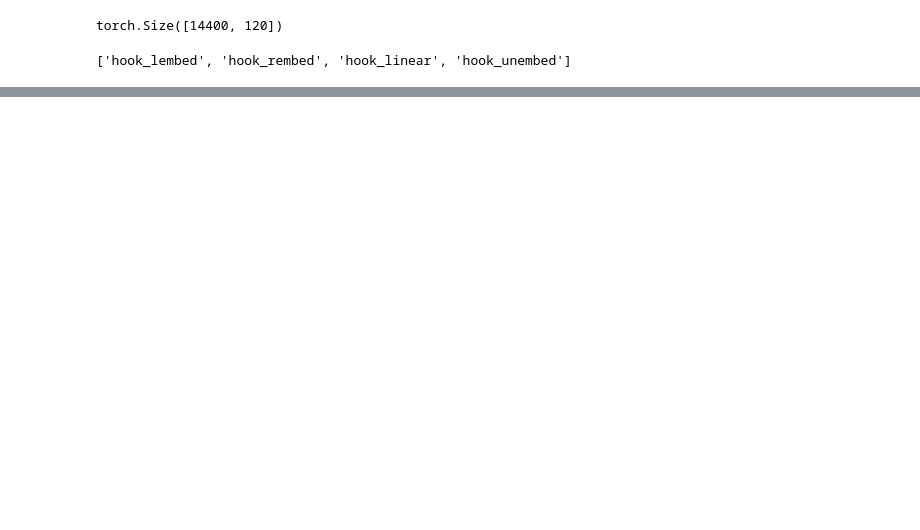
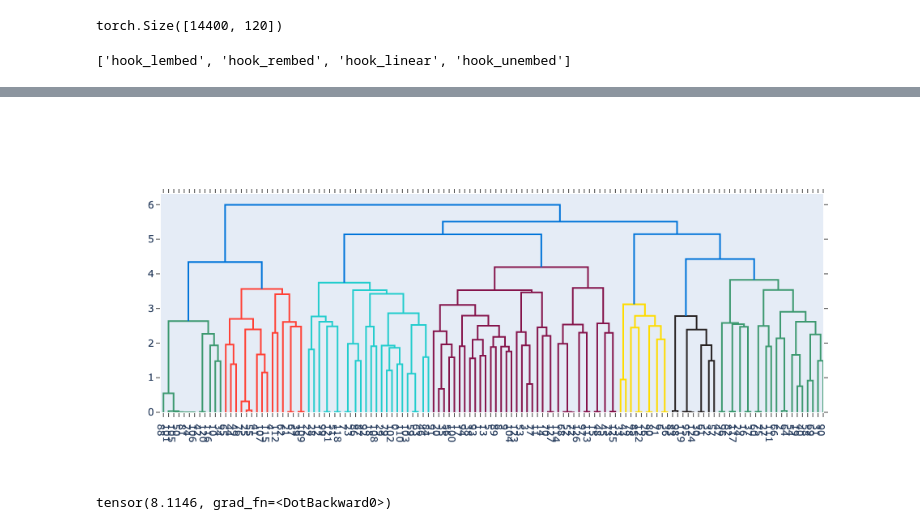
Before and after one commit to dashstander/sn-grok, a Jupyter notebook: mlp_vis.ipynb, the cells around one changed output, grey strips where cells are left out. Cells and saved outputs as stored; diff of their text form; code cells hidden in the pictures; blank space fills up the shorter version.

```diff
--- a/mlp_vis.ipynb
+++ b/mlp_vis.ipynb
@@ -160,0 +130,7 @@ tensor([2.9985e-03, 5.1275e-02, 3.5870e-02, 4.7599e+00, 1.7457e-02, 1.8750e-02,
+# %%
+from plotly.figure_factory import create_dendrogram
+labels = list(range(128))
+dendro = create_dendrogram(linear_corr, labels = labels)
+dendro.show()
+# %% [output]
+[figure, added]
@@ -160,0 +140,4 @@ tensor([2.9985e-03, 5.1275e-02, 3.5870e-02, 4.7599e+00, 1.7457e-02, 1.8750e-02,
+# %%
+torch.dot(s1, s1)
+# %% [output]
+tensor(8.1146, grad_fn=<DotBackward0>)
```
Also changed, not shown: parts of 16 cells of this notebook, 2 other files.
